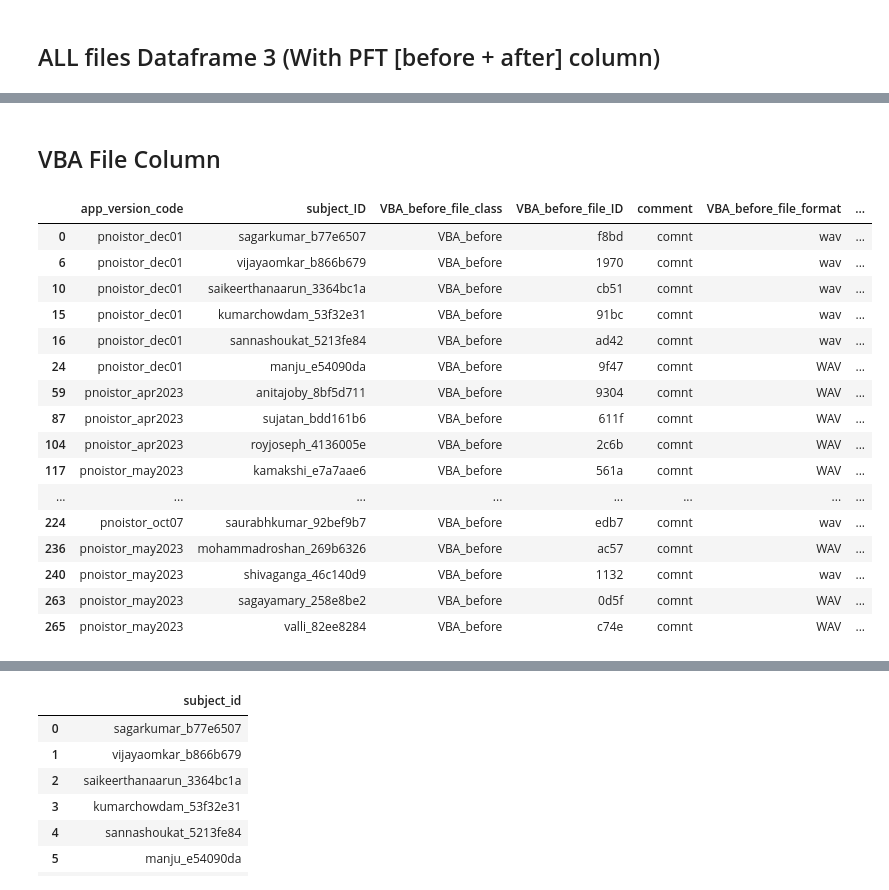
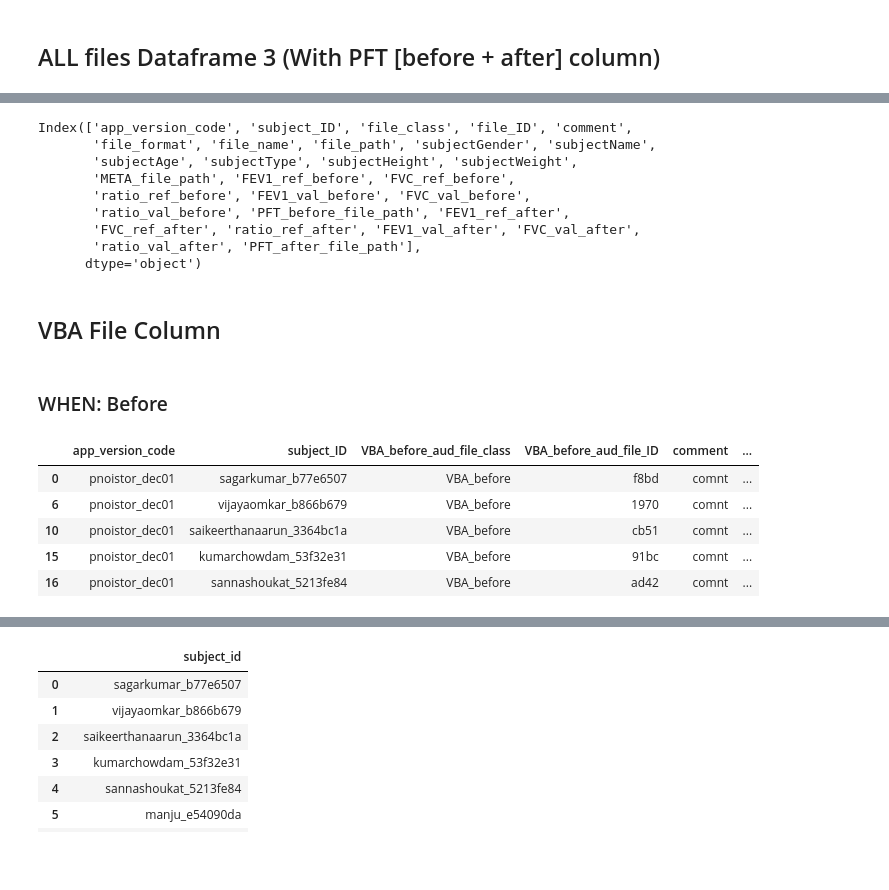
Before and after one commit to vaguebrownfox01/pnoi-anotest, a Jupyter notebook: dataset.ipynb, the cells around one changed output, grey strips where cells are left out. Saved outputs shown, nothing was run; the diff lists cells and outputs as text; code cells hidden in the pictures; blank space fills up the shorter version.

Commit message:
vba audio data merge

```diff
--- a/dataset.ipynb
+++ b/dataset.ipynb
@@ -235,31 +255,36 @@ all_data_files_DF3.to_csv(f"{REPORT_PATH}/all_data_files3.csv", index=False); al
 278 rows × 29 columns
+# %%
+all_data_files_DF3.columns
+# %% [output]
+Index(['app_version_code', 'subject_ID', 'file_class', 'file_ID', 'comment',
+       'file_format', 'file_name', 'file_path', 'subjectGender', 'subjectName',
+       'subjectAge', 'subjectType', 'subjectHeight', 'subjectWeight',
+       'META_file_path', 'FEV1_ref_before', 'FVC_ref_before',
+       'ratio_ref_before', 'FEV1_val_before', 'FVC_val_before',
+       'ratio_val_before', 'PFT_before_file_path', 'FEV1_ref_after',
+       'FVC_ref_after', 'ratio_ref_after', 'FEV1_val_after', 'FVC_val_after',
+       'ratio_val_after', 'PFT_after_file_path'],
+      dtype='object')
 # %% [markdown]
 ## VBA File Column
+# %% [markdown]
+### WHEN: Before
 # %%
 WHEN = "before"
 CLASS = "VBA"
 FORMAT = "wav|WAV"
-filt = all_data_files_DF2.loc[:, FILE_PARTS[2]].str.contains(f"{CLASS}_{WHEN}")
-filt &= all_data_files_DF2.loc[:, FILE_PARTS[5]].str.contains(FORMAT)
-all_PFT_file_data_DF = all_data_files_DF[filt]
-all_PFT_file_data_DF.columns = all_data_files_DF.columns.str.replace("file", f"{CLASS}_{WHEN}_file"); all_PFT_file_data_DF
+TYPE = "aud"
+filt = all_data_files_DF.loc[:, FILE_PARTS[2]].str.contains(f"{CLASS}_{WHEN}")
+filt &= all_data_files_DF.loc[:, FILE_PARTS[5]].str.contains(FORMAT)
+all_VBA_file_data_DF = all_data_files_DF[filt]
+all_VBA_file_data_DF.columns = all_VBA_file_data_DF.columns.str.replace("file", f"{CLASS}_{WHEN}_{TYPE}_file")
+audio_df = all_VBA_file_data_DF; audio_df.head()
 # %% [output]
-|  | app_version_code | subject_ID | VBA_before_file_class | VBA_before_file_ID | comment | VBA_before_file_format | ... |
-| 0 | pnoistor_dec01 | sagarkumar_b77e6507 | VBA_before | f8bd | comnt | wav | ... |
-| 6 | pnoistor_dec01 | vijayaomkar_b866b679 | VBA_before | 1970 | comnt | wav | ... |
-| 10 | pnoistor_dec01 | saikeerthanaarun_3364bc1a | VBA_before | cb51 | comnt | wav | ... |
-| 15 | pnoistor_dec01 | kumarchowdam_53f32e31 | VBA_before | 91bc | comnt | wav | ... |
-| 16 | pnoistor_dec01 | sannashoukat_5213fe84 | VBA_before | ad42 | comnt | wav | ... |
-| 24 | pnoistor_dec01 | manju_e54090da | VBA_before | 9f47 | comnt | WAV | ... |
-| 59 | pnoistor_apr2023 | anitajoby_8bf5d711 | VBA_before | 9304 | comnt | WAV | ... |
-| 87 | pnoistor_apr2023 | sujatan_bdd161b6 | VBA_before | 611f | comnt | WAV | ... |
-| 104 | pnoistor_apr2023 | royjoseph_4136005e | VBA_before | 2c6b | comnt | WAV | ... |
-| 117 | pnoistor_may2023 | kamakshi_e7a7aae6 | VBA_before | 561a | comnt | WAV | ... |
-| ... | ... | ... | ... | ... | ... | ... | ... |
-| 224 | pnoistor_oct07 | saurabhkumar_92bef9b7 | VBA_before | edb7 | comnt | wav | ... |
-| 236 | pnoistor_may2023 | mohammadroshan_269b6326 | VBA_before | ac57 | comnt | WAV | ... |
-| 240 | pnoistor_may2023 | shivaganga_46c140d9 | VBA_before | 1132 | comnt | wav | ... |
-| 263 | pnoistor_may2023 | sagayamary_258e8be2 | VBA_before | 0d5f | comnt | WAV | ... |
-| 265 | pnoistor_may2023 | valli_82ee8284 | VBA_before | c74e | comnt | WAV | ... |
+|  | app_version_code | subject_ID | VBA_before_aud_file_class | VBA_before_aud_file_ID | comment | ... |
+| 0 | pnoistor_dec01 | sagarkumar_b77e6507 | VBA_before | f8bd | comnt | ... |
+| 6 | pnoistor_dec01 | vijayaomkar_b866b679 | VBA_before | 1970 | comnt | ... |
+| 10 | pnoistor_dec01 | saikeerthanaarun_3364bc1a | VBA_before | cb51 | comnt | ... |
+| 15 | pnoistor_dec01 | kumarchowdam_53f32e31 | VBA_before | 91bc | comnt | ... |
+| 16 | pnoistor_dec01 | sannashoukat_5213fe84 | VBA_before | ad42 | comnt | ... |
 # %%
 FORMAT = "txt"
```
Also changed, not shown: parts of 15 cells of this notebook, 6 other files.
